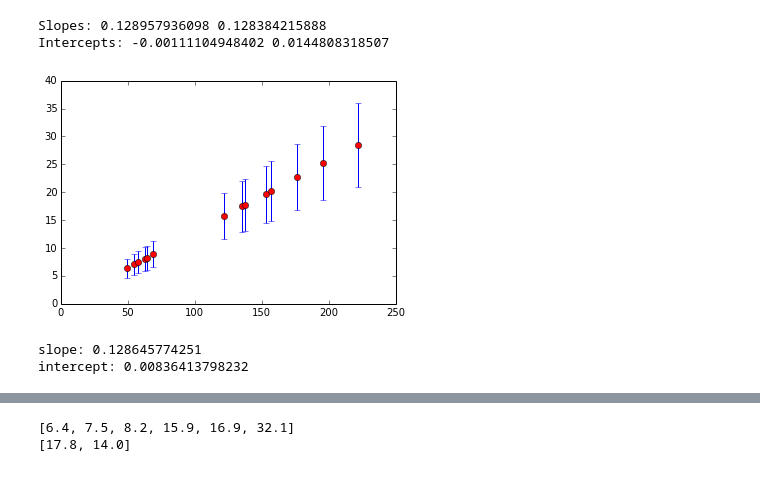
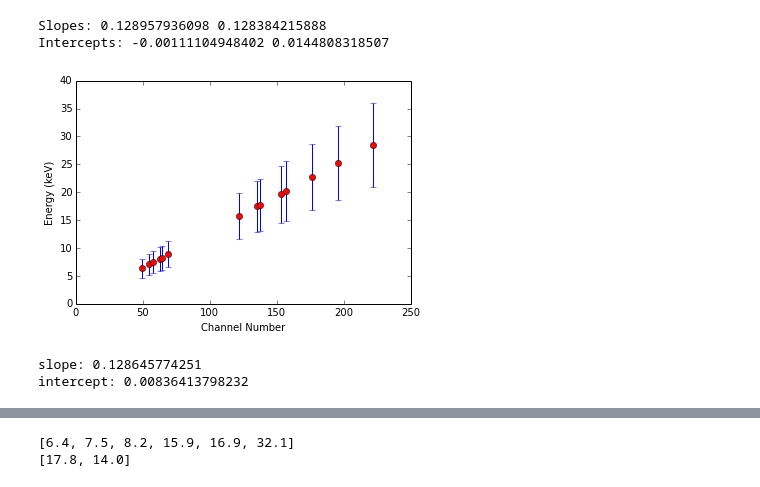
Before and after one commit to abardess/PHYS202-S14, a Jupyter notebook: XRaySpec.ipynb, the cells around one changed output, grey strips where cells are left out. Saved outputs shown, nothing was run; the diff lists cells and outputs as text; code cells hidden in the pictures.

```diff
--- a/XRaySpec.ipynb
+++ b/XRaySpec.ipynb
@@ -77,21 +77,24 @@ Intercepts: -0.00111104948402 0.0144808318507
 # %%
 c = [49.73, 54.74, 58.02, 62.54, 64.25, 69.22, 122.08, 135.31, 137.8, 152.89, 157.0, 176.6, 196.1, 221.7] #Channel Number
 E = [6.40, 7.06, 7.48, 8.05, 8.26, 8.91, 15.78, 17.48, 17.67, 19.61, 20.22, 22.72, 25.27, 28.49] #keV
 
 mU, bU = pylab.polyfit(c, E, 1)
 
 Eerr = []
 for i in E:
     Eerr.append(err * i)
 
 m, b = pylab.polyfit(c, E, 1, w = [1.0 / ty for ty in Eerr], full=False)
 
 plt.errorbar(c, E, yerr = Eerr, fmt = 'ro', ecolor = 'b')
+plt.xlabel('Channel Number')
+plt.ylabel('Energy (keV)')
+
 plt.show()
 print "slope:", m
 print "intercept:", b
 # %% [output]
-[figure, old version]
+[figure, new version]
 slope: 0.128645774251
 intercept: 0.00836413798232
 # %%
```
Also changed, not shown: parts of 7 cells of this notebook, 1 other file.
